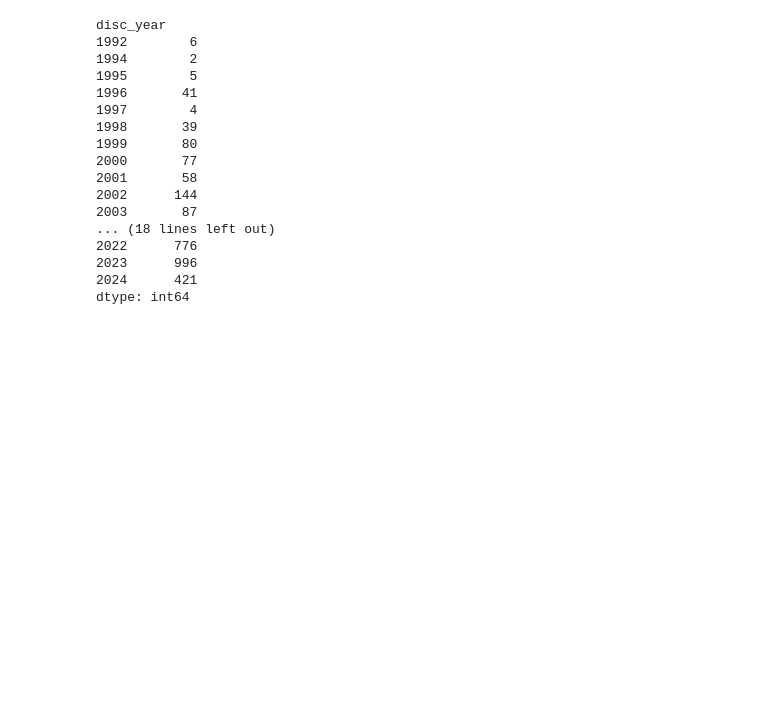
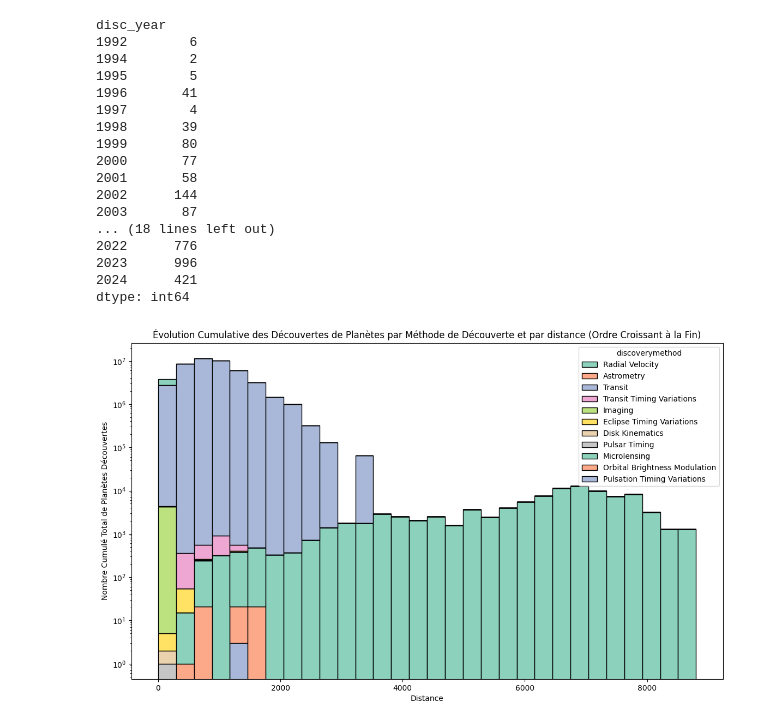
Before and after one commit to ClementGOUJON-dot/pe-hackathon, a Jupyter notebook: Solène.ipynb, the cells around one changed output. Cells and saved outputs as stored; diff of their text form; code cells hidden in the pictures; blank space fills up the shorter version.

```diff
--- a/Solène.ipynb
+++ b/Solène.ipynb
@@ -115,3 +115,34 @@ disc_year
 2023      996
 2024      421
 dtype: int64
+# %%
+# Compter les découvertes par année et méthode
+
+data = pd.read_csv('cleaned_data.csv')
+
+data_counts = data.groupby(['sy_dist', 'discoverymethod']).size().reset_index(name='discoveries')
+
+# Calculer le cumul des découvertes pour chaque méthode
+data_counts['cumulative_discoveries'] = data_counts.groupby('discoverymethod')['discoveries'].cumsum()
+
+# Extraire la dernière distance pour chaque méthode
+#last_year_counts = data_counts[data_counts['sy_dist'] == data_counts['sy_dist'].max()]
+
+# Trier les méthodes par découvertes cumulées finales
+#sorted_methods = last_year_counts.sort_values('cumulative_discoveries')['discoverymethod'].tolist()
+
+# Initialiser le graphique avec les couleurs dans l'ordre trié
+plt.figure(figsize=(14, 8))
+sns.histplot(data=data_counts, x="sy_dist", weights="cumulative_discoveries", hue="discoverymethod", multiple="stack", palette="Set2", bins=30)
+
+# Ajouter les labels et un titre
+
+plt.yscale('log')
+plt.xlabel("Distance")
+plt.ylabel("Nombre Cumulé Total de Planètes Découvertes")
+plt.title("Évolution Cumulative des Découvertes de Planètes par Méthode de Découverte et par distance (Ordre Croissant à la Fin)")
+
+# Afficher le graphique
+plt.show()
+# %% [output]
+[figure, added]
```
